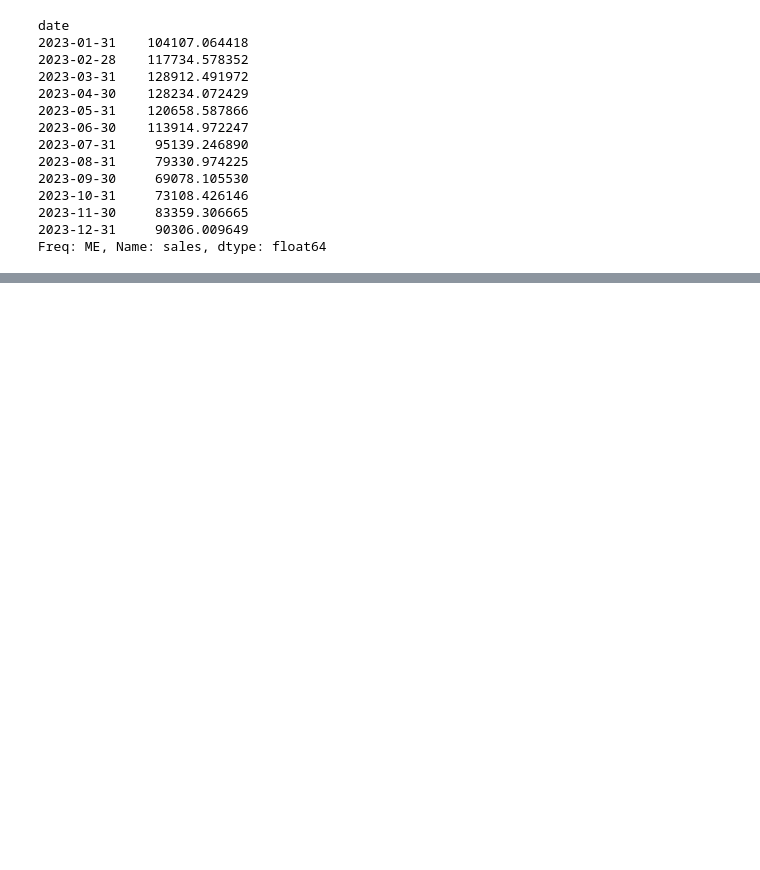
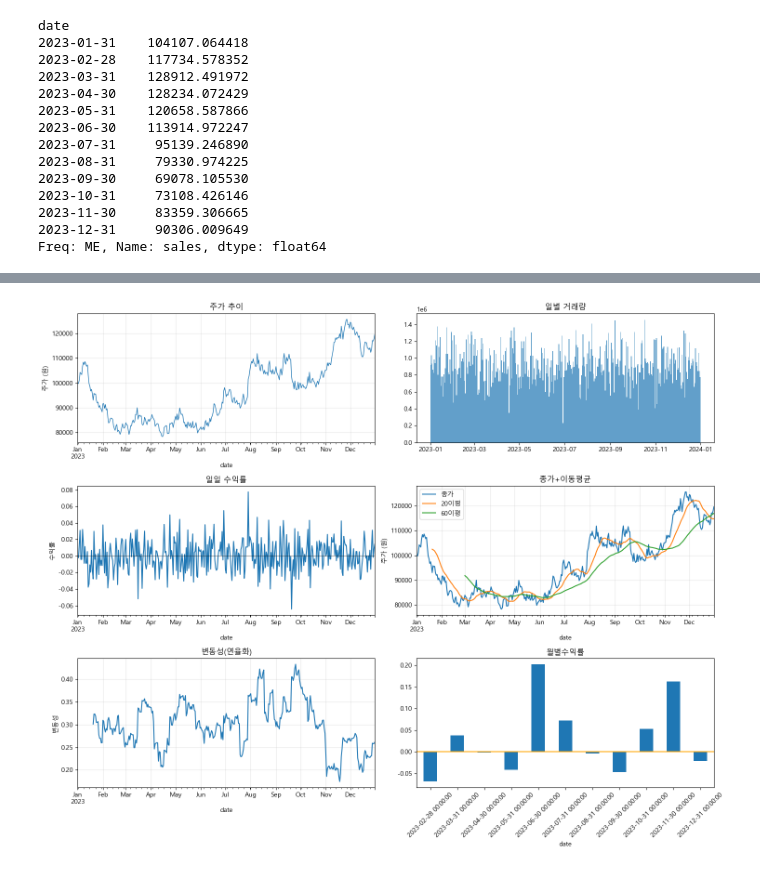
Before and after one commit to hayden-71/TIL, a Jupyter notebook: 데이터분석/02_pandas3.ipynb, the cells around one changed output, grey strips where cells are left out. Saved outputs shown, nothing was run; the diff lists cells and outputs as text; code cells hidden in the pictures; blank space fills up the shorter version.

```diff
--- a/데이터분석/02_pandas3.ipynb
+++ b/데이터분석/02_pandas3.ipynb
@@ -403,0 +604,6 @@ plt.show()
+# %%
+df = stock_data[['volume', 'open', 'close', 'high', 'low', 'returns']]
+
+# 결측치 확인 -> 있으면 처리
+stock_data.isna().sum()
+df.head()
@@ -403,0 +628,59 @@ plt.show()
+# %%
+# 기본 주식 차트
+plt.figure(figsize=(15, 12))
+
+# 주가 추이
+plt.subplot(3, 2, 1)
+df['close'].plot(linewidth=1)
+plt.title('주가 추이')
+plt.ylabel('주가 (원)')
+plt.grid(True, alpha=0.3)
+
+# 거래량
+plt.subplot(3, 2, 2)
+# bar,     x축,      y축
+plt.bar(df.index, df['volume'], width=1, alpha=0.7)
+plt.title('일별 거래량')
+
+# 일일 수익률(returns) <- 종가 기준으로 어제보다 올랐냐
+plt.subplot(3, 2, 3)
+df['returns'].plot()
+plt.title('일일 수익률')
+plt.ylabel('수익률')
+plt.axhline(y=0, color='black', linestyle='-', alpha=0.3)
+
+# 이동평균
+plt.subplot(3, 2, 4)
+df['ma_20'] = df['close'].rolling(window=20).mean()
+df['ma_60'] = df['close'].rolling(window=60).mean()
+ax = plt.gca()
+df[['close', 'ma_20', 'ma_60']].plot(ax=ax)
+
+plt.title('종가+이동평균')
+plt.ylabel('주가 (원)')
+plt.legend(['종가', '20이평', '60이평'])
+plt.grid(True, alpha=0.3)
+
+
+# 변동성 (Volatility)
+plt.subplot(3, 2, 5)
+df['volatility'] = df['returns'].rolling(window=20).std() * np.sqrt(252) # 평균거래일로 루트 씌움
+df['volatility'].plot()
+plt.title('변동성(연율화)')
+plt.ylabel('변동성')
+plt.grid(True, alpha=0.3)
+
+# 월별 수익률
+plt.subplot(3, 2, 6)
+# 월말 기준 종가 변동률 (1월은 값 없어서 버림)
+monthly_returns = df['close'].resample('ME').last().pct_change().dropna()
+monthly_returns.plot(kind='bar')
+plt.title('월별수익률')
+plt.xticks(rotation=45)
+plt.axhline(y=0, color='Orange', linestyle='-')
+
+
+plt.tight_layout()
+plt.show()
+# %% [output]
+[figure, added]
```
Also changed, not shown: parts of 20 cells of this notebook, 12 other files.
